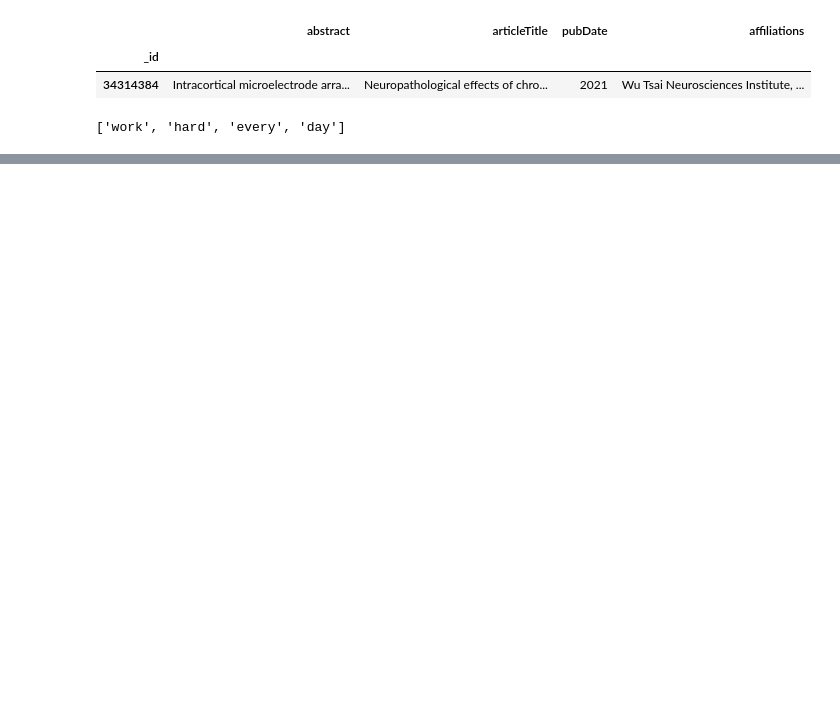
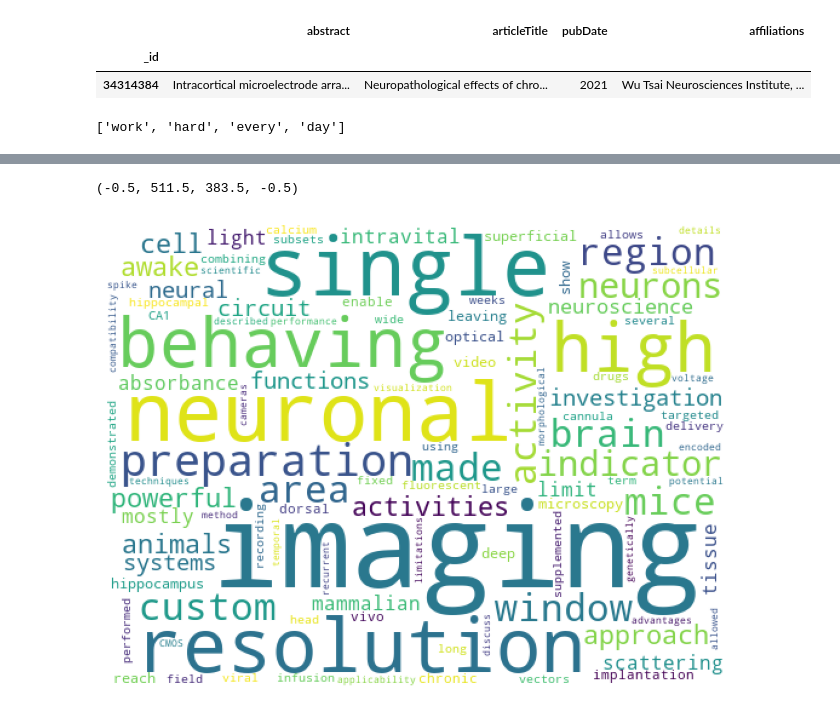
Before and after one commit to PatrickWestermann/DeepSearch, a Jupyter notebook: notebooks/pw_notebook_explore_api.ipynb, the cells around one changed output, grey strips where cells are left out. Saved outputs shown, nothing was run; the diff lists cells and outputs as text; code cells hidden in the pictures; blank space fills up the shorter version.

```diff
--- a/notebooks/pw_notebook_explore_api.ipynb
+++ b/notebooks/pw_notebook_explore_api.ipynb
@@ -481,0 +490,3 @@ search_term_list
+# %%
+mydoc = get_data()
+df = dataframe(mydoc)
@@ -481,0 +521,14 @@ search_term_list
+# %%
+#making a cloud of words
+data = df.loc['34369928']['abstract']
+fig = plt.subplots(figsize = (8,8))
+wordcloud = WordCloud(
+                    background_color = 'white',
+                    width = 512,
+                    height = 384
+                        ).generate(data)
+plt.imshow(wordcloud) # image show
+plt.axis('off')
+# %% [output]
+(-0.5, 511.5, 383.5, -0.5)
+[figure, added]
```
Also changed, not shown: parts of 4 cells of this notebook, 2 other files.
